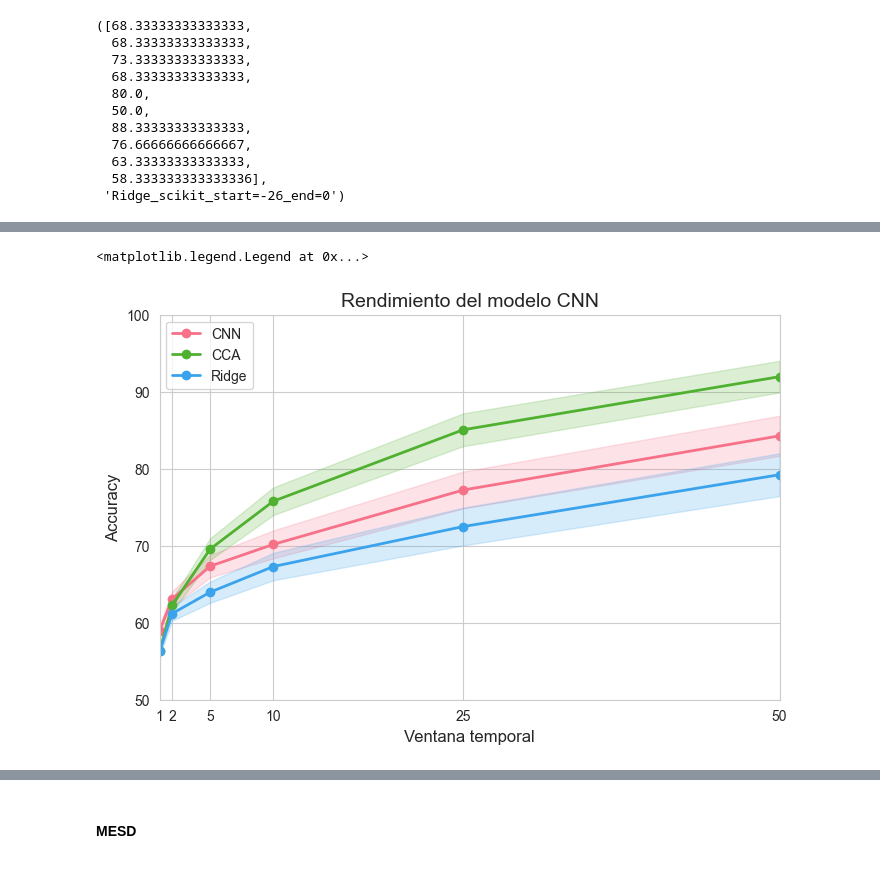
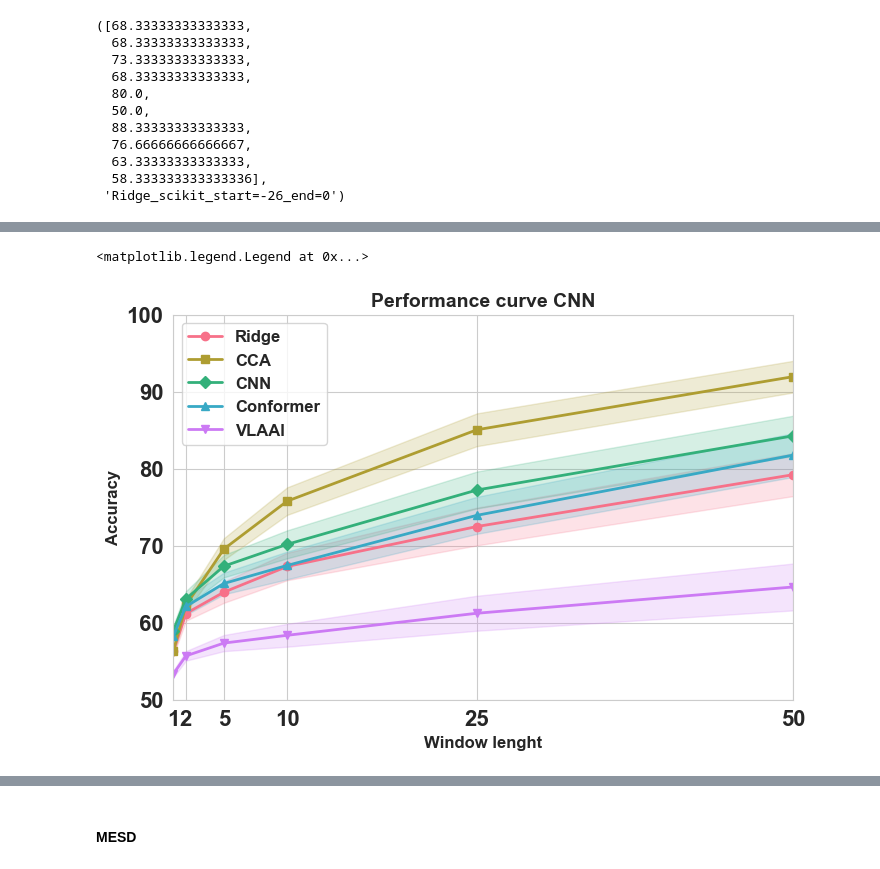
Before and after one commit to garcesote/deepAAD_project, a Jupyter notebook: notebooks/euroacustics.ipynb, the cells around one changed output, grey strips where cells are left out. Cells and saved outputs as stored; diff of their text form; code cells hidden in the pictures.

```diff
--- a/notebooks/euroacustics.ipynb
+++ b/notebooks/euroacustics.ipynb
@@ -885,0 +1453,25 @@ ridge_accuracies['10s'][:10], mdl_name
+# %%
+# Cargar datos para modelos subj-specific de los distintos modelos
+key = 'subj_specific'
+model_paths = os.path.join(global_path, 'results', 'euroacustics', key, 'decode_accuracy', 'fulsang_data')
+mdl_name = None
+for model in os.listdir(model_paths):
+    if 'Conformer' in model:
+        mdl_name = model
+        break
+model_path = os.path.join(model_paths, mdl_name)
+folds = os.listdir(model_path)
+conformer_accuracies = {'1s':[],'2s':[],'5s':[],'10s':[],'25s':[],'50s':[]}
+for cv_fold in folds:
+    fold_path = os.path.join(model_path, cv_fold)
+    windows = os.listdir(fold_path)
+    for wnd in windows:
+        if wnd != 'mesd':
+            # Get the
+            wnd_path = os.path.join(fold_path, wnd)
+            acc = json.load(open(wnd_path, 'rb'))
+            # Extract the window idx 1s,10s...
+            idx = wnd.split('_')[0]
+            # Append the results to the corresponding idx
+            conformer_accuracies[idx].extend(acc)
+conformer_accuracies['10s'][:10], mdl_name
@@ -888,42 +1492,50 @@ ridge_accuracies['10s'][:10], mdl_name
 cnn_accuracies = {int(key[:-1]): value for key, value in cnn_accuracies.items()}
 cca_accuracies = {int(key[:-1]): value for key, value in cca_accuracies.items()}
 ridge_accuracies = {int(key[:-1]): value for key, value in ridge_accuracies.items()}
+vlaai_accuracies = {int(key[:-1]): value for key, value in vlaai_accuracies.items()}
+conformer_accuracies = {int(key[:-1]): value for key, value in conformer_accuracies.items()}
 
 datasets = {
+    "Ridge": ridge_accuracies,
+    "CCA": cca_accuracies,
     "CNN": cnn_accuracies,
-    "CCA": cca_accuracies,
-    "Ridge": ridge_accuracies
+    "Conformer": conformer_accuracies,
+    "VLAAI": vlaai_accuracies,
 }
 # %%
 # Estilo de la figura
 sns.set_style("whitegrid")
 palette = sns.color_palette("husl", len(datasets))  # Colores científicos
 
 # Crear la figura
 plt.figure(figsize=(8, 5))
 
+# Diccionario de marcadores para diferenciar cada clase
+markers = ['o', 's', 'D', '^', 'v', 'p', '*', 'X']  # Círculo, cuadrado, diamante, triángulo, etc.
+
+
 # Iterar sobre los datasets y graficarlos
-for (label, data), color in zip(datasets.items(), palette):
+for (label, data), color, marker in zip(datasets.items(), palette, markers):
     x_values = np.array(list(data.keys()))
     means = np.array([np.mean(v) for v in data.values()])
     stds = np.array([np.std(v) for v in data.values()]) *0.2
 
     # Graficar la media con una línea sólida
-    plt.plot(x_values, means, marker='o', linestyle='-', color=color, linewidth=2, label=label)
+    plt.plot(x_values, means, marker=marker, linestyle='-', color=color, linewidth=2, label=label)
 
     # Agregar el área sombreada de la desviación estándar
     plt.fill_between(x_values, means - stds, means + stds, color=color, alpha=0.2)
 
 # Ajustes de ejes
 plt.xticks(x_values, x_values)  # Asegurar que se muestren todos los valores en x
-plt.xlabel("Ventana temporal", fontsize=12)
+plt.xlabel("Window lenght", fontsize=12)
 plt.ylabel("Accuracy", fontsize=12)
 plt.xlim([1, 50])
 plt.ylim([50, 100])
 
 # Título y leyenda
-plt.title("Rendimiento del modelo CNN", fontsize=14)
+plt.title("Performance curve CNN", fontsize=14)
 plt.legend()
 # %% [output]
 <matplotlib.legend.Legend at 0x...>
-[figure, old version]
+[figure, new version]
```
Also changed, not shown: parts of 75 cells of this notebook, 4 other files.
